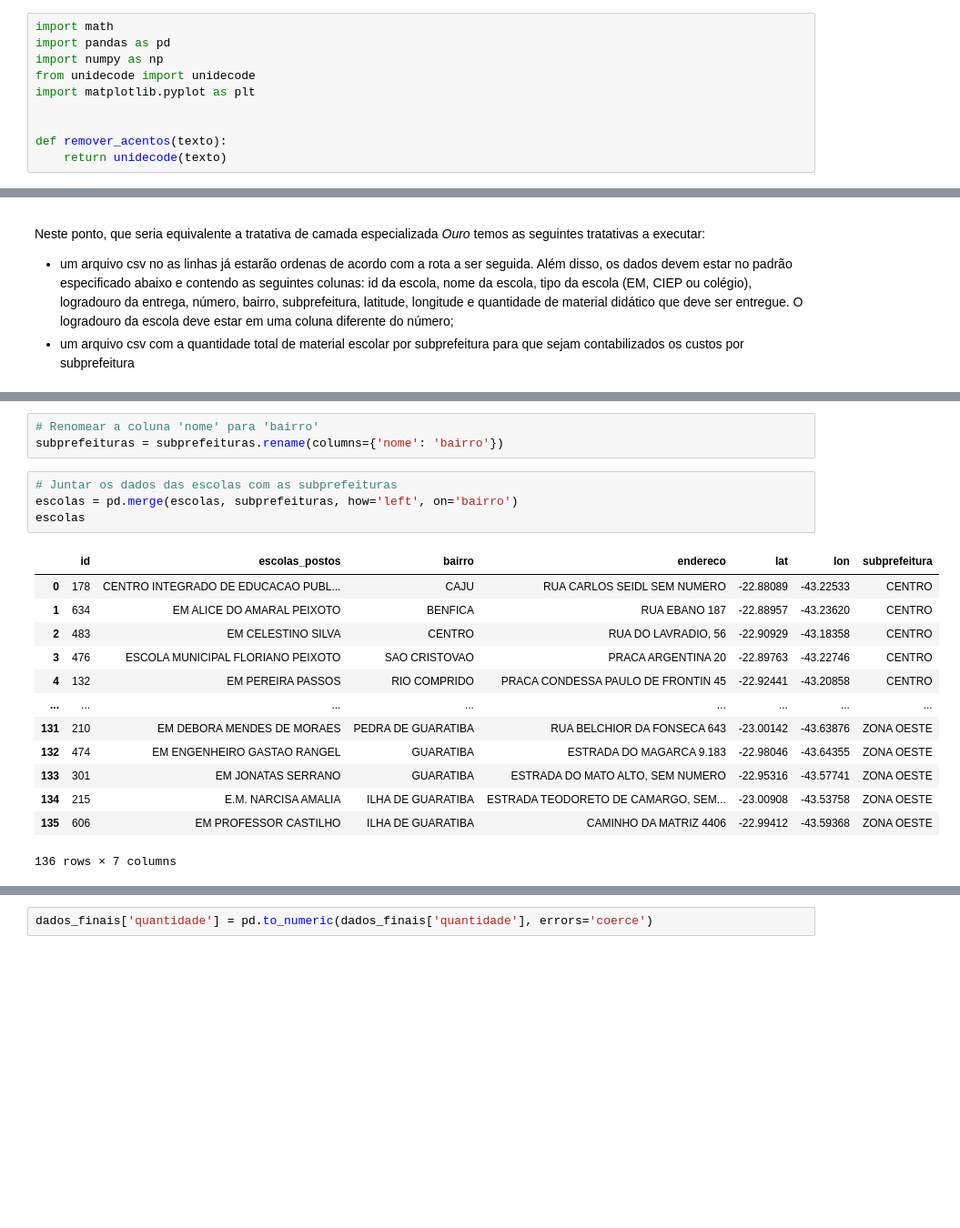
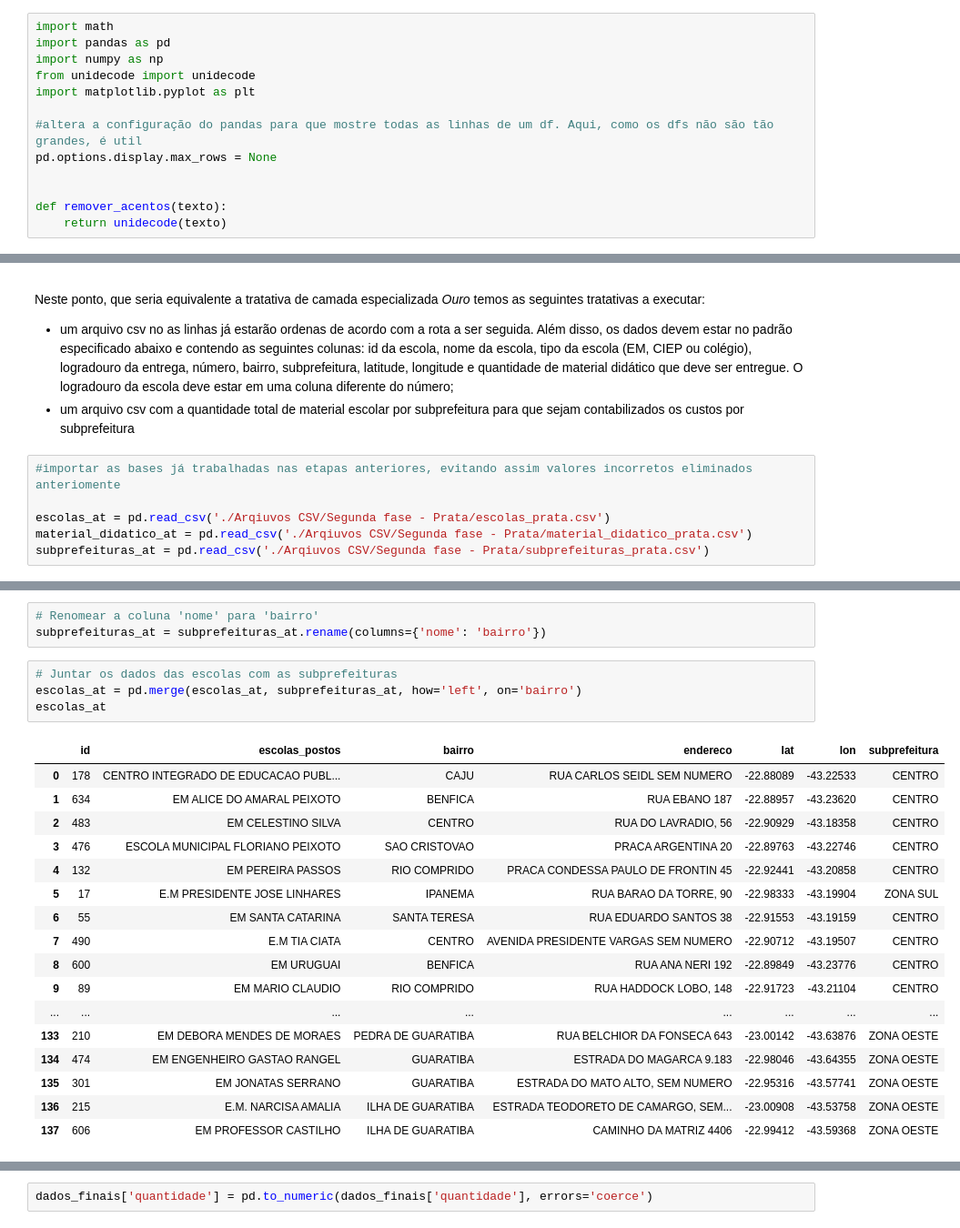
Before and after one commit to J07A/projeto_final_tecnicas, a Jupyter notebook: projeto_final.ipynb, the cells around one changed output, grey strips where cells are left out. Shown at 91% size. Drawn from its saved outputs; the diff is of its cells as text; blank space fills up the shorter version.

Commit message:
Organizado pastas e updates
Corrigidos algiuns nulls que apareceram no final, também corrigidfdas algumas referencias no arquivo e organizados os CSVs em pastas conforme a etapa de trabalho

```diff
--- a/projeto_final.ipynb
+++ b/projeto_final.ipynb
@@ -77,6 +77,9 @@ import numpy as np
 from unidecode import unidecode
 import matplotlib.pyplot as plt
 
+#altera a configuração do pandas para que mostre todas as linhas de um df. Aqui, como os dfs não são tão grandes, é util
+pd.options.display.max_rows = None
+
 
 def remover_acentos(texto):
     return unidecode(texto)
@@ -911,3 +1106,9 @@ subprefeituras.to_csv('subprefeituras_prata.csv', index=False)
 Neste ponto, que seria equivalente a tratativa de camada especializada _Ouro_ temos as seguintes tratativas a executar:
 * um arquivo csv no as linhas já estarão ordenas de acordo com a rota a ser seguida. Além disso, os dados devem estar no padrão especificado abaixo e contendo as seguintes colunas: id da escola, nome da escola, tipo da escola (EM, CIEP ou colégio), logradouro da entrega, número, bairro, subprefeitura, latitude, longitude e quantidade de material didático que deve ser entregue. O logradouro da escola deve estar em uma coluna diferente do número;
 * um arquivo csv com a quantidade total de material escolar por subprefeitura para que sejam contabilizados os custos por subprefeitura
+# %%
+#importar as bases já trabalhadas nas etapas anteriores, evitando assim valores incorretos eliminados anteriomente
+
+escolas_at = pd.read_csv('./Arqiuvos CSV/Segunda fase - Prata/escolas_prata.csv')
+material_didatico_at = pd.read_csv('./Arqiuvos CSV/Segunda fase - Prata/material_didatico_prata.csv')
+subprefeituras_at = pd.read_csv('./Arqiuvos CSV/Segunda fase - Prata/subprefeituras_prata.csv')
@@ -914,23 +1135,27 @@ Neste ponto, que seria equivalente a tratativa de camada especializada _Ouro_ te
 # %%
 # Renomear a coluna 'nome' para 'bairro'
-subprefeituras = subprefeituras.rename(columns={'nome': 'bairro'})
+subprefeituras_at = subprefeituras_at.rename(columns={'nome': 'bairro'})
 # %%
 # Juntar os dados das escolas com as subprefeituras
-escolas = pd.merge(escolas, subprefeituras, how='left', on='bairro')
-escolas
+escolas_at = pd.merge(escolas_at, subprefeituras_at, how='left', on='bairro')
+escolas_at
 # %% [output]
 |  | id | escolas_postos | bairro | endereco | lat | lon | subprefeitura |
 | 0 | 178 | CENTRO INTEGRADO DE EDUCACAO PUBL... | CAJU | RUA CARLOS SEIDL SEM NUMERO | -22.88089 | -43.22533 | CENTRO |
 | 1 | 634 | EM ALICE DO AMARAL PEIXOTO | BENFICA | RUA EBANO 187 | -22.88957 | -43.23620 | CENTRO |
 | 2 | 483 | EM CELESTINO SILVA | CENTRO | RUA DO LAVRADIO, 56 | -22.90929 | -43.18358 | CENTRO |
 | 3 | 476 | ESCOLA MUNICIPAL FLORIANO PEIXOTO | SAO CRISTOVAO | PRACA ARGENTINA 20 | -22.89763 | -43.22746 | CENTRO |
 | 4 | 132 | EM PEREIRA PASSOS | RIO COMPRIDO | PRACA CONDESSA PAULO DE FRONTIN 45 | -22.92441 | -43.20858 | CENTRO |
+| 5 | 17 | E.M PRESIDENTE JOSE LINHARES | IPANEMA | RUA BARAO DA TORRE, 90 | -22.98333 | -43.19904 | ZONA SUL |
+| 6 | 55 | EM SANTA CATARINA | SANTA TERESA | RUA EDUARDO SANTOS 38 | -22.91553 | -43.19159 | CENTRO |
+| 7 | 490 | E.M TIA CIATA | CENTRO | AVENIDA PRESIDENTE VARGAS SEM NUMERO | -22.90712 | -43.19507 | CENTRO |
+| 8 | 600 | EM URUGUAI | BENFICA | RUA ANA NERI 192 | -22.89849 | -43.23776 | CENTRO |
+| 9 | 89 | EM MARIO CLAUDIO | RIO COMPRIDO | RUA HADDOCK LOBO, 148 | -22.91723 | -43.21104 | CENTRO |
 | ... | ... | ... | ... | ... | ... | ... | ... |
-| 131 | 210 | EM DEBORA MENDES DE MORAES | PEDRA DE GUARATIBA | RUA BELCHIOR DA FONSECA 643 | -23.00142 | -43.63876 | ZONA OESTE |
-| 132 | 474 | EM ENGENHEIRO GASTAO RANGEL | GUARATIBA | ESTRADA DO MAGARCA 9.183 | -22.98046 | -43.64355 | ZONA OESTE |
-| 133 | 301 | EM JONATAS SERRANO | GUARATIBA | ESTRADA DO MATO ALTO, SEM NUMERO | -22.95316 | -43.57741 | ZONA OESTE |
-| 134 | 215 | E.M. NARCISA AMALIA | ILHA DE GUARATIBA | ESTRADA TEODORETO DE CAMARGO, SEM... | -23.00908 | -43.53758 | ZONA OESTE |
-| 135 | 606 | EM PROFESSOR CASTILHO | ILHA DE GUARATIBA | CAMINHO DA MATRIZ 4406 | -22.99412 | -43.59368 | ZONA OESTE |
+| 133 | 210 | EM DEBORA MENDES DE MORAES | PEDRA DE GUARATIBA | RUA BELCHIOR DA FONSECA 643 | -23.00142 | -43.63876 | ZONA OESTE |
+| 134 | 474 | EM ENGENHEIRO GASTAO RANGEL | GUARATIBA | ESTRADA DO MAGARCA 9.183 | -22.98046 | -43.64355 | ZONA OESTE |
+| 135 | 301 | EM JONATAS SERRANO | GUARATIBA | ESTRADA DO MATO ALTO, SEM NUMERO | -22.95316 | -43.57741 | ZONA OESTE |
+| 136 | 215 | E.M. NARCISA AMALIA | ILHA DE GUARATIBA | ESTRADA TEODORETO DE CAMARGO, SEM... | -23.00908 | -43.53758 | ZONA OESTE |
+| 137 | 606 | EM PROFESSOR CASTILHO | ILHA DE GUARATIBA | CAMINHO DA MATRIZ 4406 | -22.99412 | -43.59368 | ZONA OESTE |
-136 rows × 7 columns
 # %%
 # Juntar  escolas e material didático
```
Also changed, not shown: parts of 47 cells of this notebook, 11 other files.
